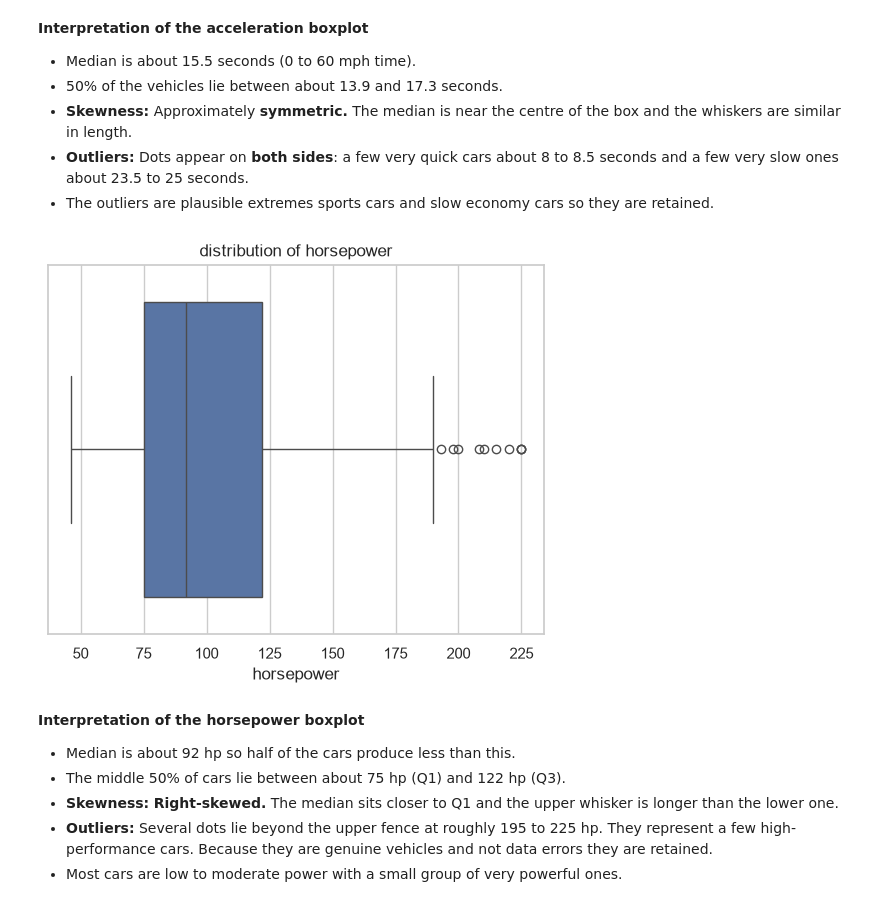
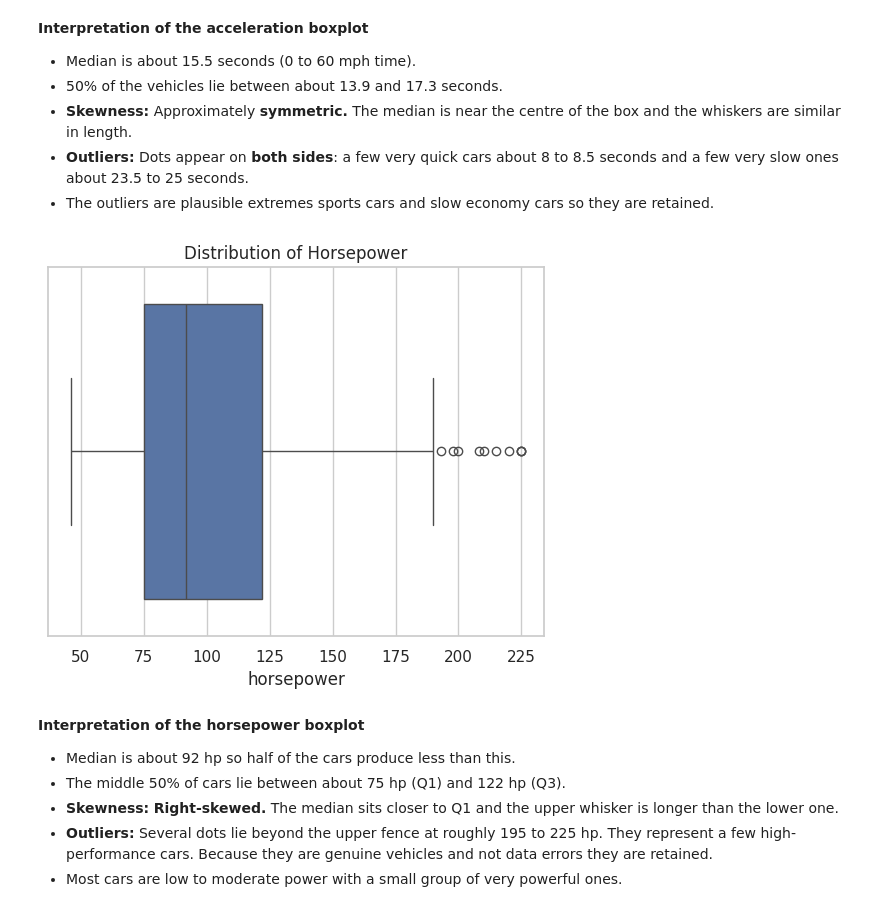
Before and after one commit to Clinton1029/Auto-MPG-Prediction-, a Jupyter notebook: group_(1)_(2).ipynb, the cells around one changed output. Saved outputs shown, nothing was run; the diff lists cells and outputs as text; code cells hidden in the pictures.

```diff
--- a/group_(1)_(2).ipynb
+++ b/group_(1)_(2).ipynb
@@ -746,12 +757,18 @@ Text(0.5, 1.0, 'distribution of  acceleration')
 - **Skewness:** Approximately **symmetric.** The median is near the centre of the box and the whiskers are similar in length.
 - **Outliers:** Dots appear on **both sides**: a few very quick cars about 8 to 8.5 seconds and a few very slow ones about 23.5 to 25 seconds.
 -  The outliers are plausible extremes sports cars and slow economy cars so they are retained.
-# %%
-sns.boxplot(data=X_train, x="horsepower")
-plt.title("distribution of horsepower")
-plt.show()
-# %% [output]
-[figure, removed]
+# %%
+# Creates a horizontal box plot of the 'horsepower' column from the X_train DataFrame
+# Visualizes the median, interquartile range (middle 50% of values), whiskers, and any outliers
+sns.boxplot(data=X_train, x="horsepower")
+
+# Sets the title displayed at the top of the chart
+plt.title("Distribution of Horsepower")
+
+# Renders and displays the completed figure on the screen, clearing the current plot state
+plt.show()
+# %% [output]
+[figure, added]
 # %% [markdown]
 **Interpretation of the horsepower boxplot**
 
```
Also changed, not shown: parts of 9 cells of this notebook.
